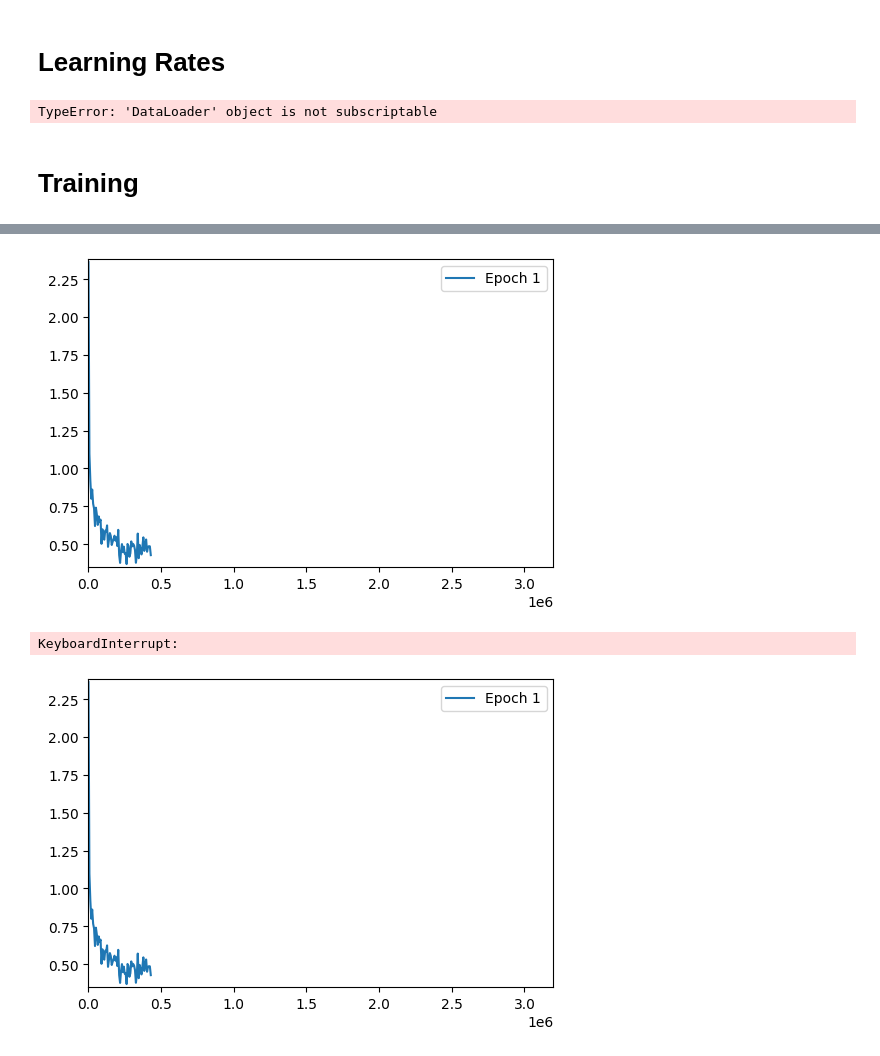
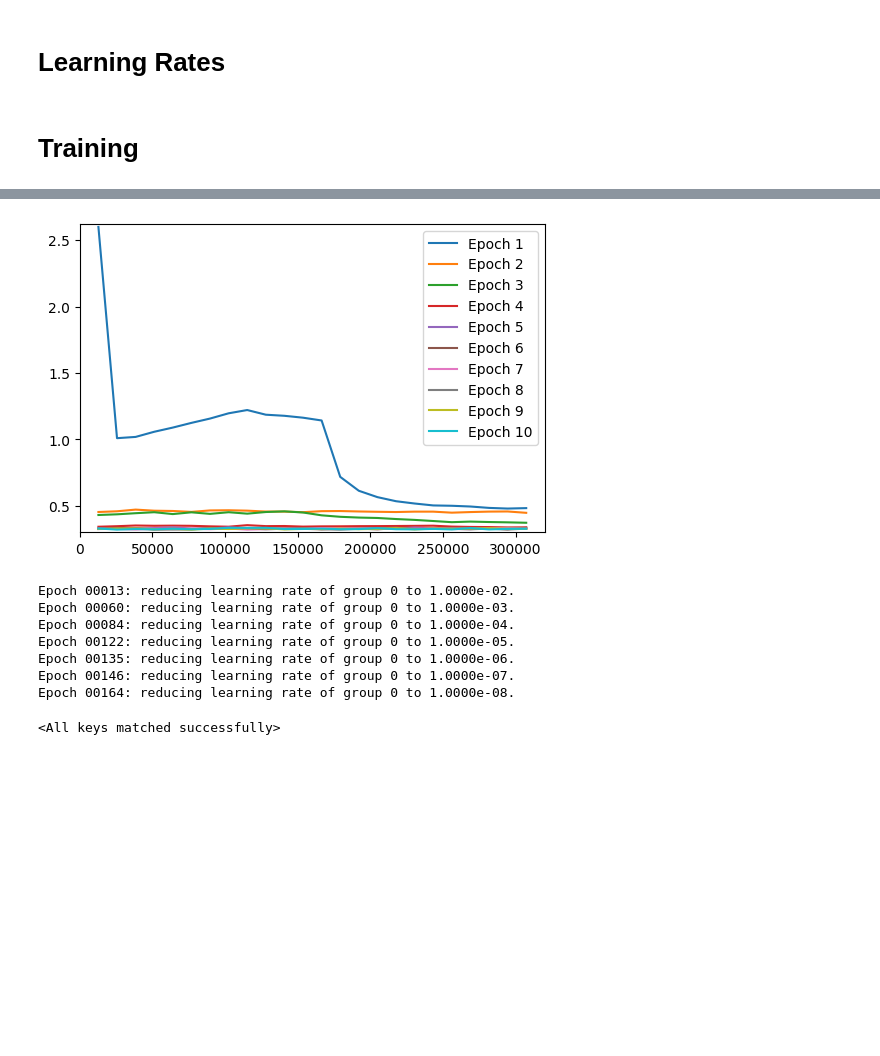
Before and after one commit to JonnySpruce/ml-sudoku-solver, a Jupyter notebook: sudoku-solver.ipynb, the cells around one changed output, grey strips where cells are left out. Cells and saved outputs as stored; diff of their text form; code cells hidden in the pictures; blank space fills up the shorter version.

Commit message:
wip learning rate discussion

```diff
--- a/sudoku-solver.ipynb
+++ b/sudoku-solver.ipynb
@@ -57,6 +57,9 @@ training_data, test_data = random_split(dataset, [0.8, 0.2], generator=generator
+# %%
+# we are also going to take a subset of the validation_data to run through a final check where we input the predictions one at a time
+_, test_data = random_split(validation_data, [0.9, 0.1], generator=generator)
 # %%
 batch_size = 64
 # %%
 train_dataloader = DataLoader(training_data, batch_size=batch_size, shuffle=True)
-test_dataloader = DataLoader(test_data, batch_size=batch_size, shuffle=True)
+validation_dataloader = DataLoader(validation_data, batch_size=batch_size, shuffle=True)
 # %%
@@ -435,7 +450,7 @@ class CNNCombiNormLarge(nn.Module):
         logits = logits.squeeze().unflatten(1, (81,9))
         return logits
 # %%
-class CNNCombiNormXL(nn.Module):
+class CNNCombiNormXL_v1(nn.Module):
     def __init__(self):
         super().__init__()
 
@@ -567,11 +638,9 @@ def lr_finder(training_data, model_class, loss_fn, initial_lr=1e-4, saved_weight
 # %%
-lr_finder(training_data, CNNCombiNormXL, loss_compare_all_numbers, initial_lr=1e-6)
+# lr_finder(training_data, CNNCombiNormXL_v1, loss_compare_all_numbers, initial_lr=1e-6)
-# %% [output]
-TypeError: 'DataLoader' object is not subscriptable
 # %% [markdown]
 # Training
 # %%
-def train_model(model, epochs=5, learning_rate=0.01, learning_rate_decay=0.8, loss_function=loss_replace_known_values, shuffle_after_first_epoch=False, training_data=training_data, test_data=test_data):
+def train_model(model, epochs=5, learning_rate=0.01, learning_rate_decay=0.8, loss_function=loss_replace_known_values, shuffle_after_first_epoch=False, training_data=training_data, validation_data=validation_data):
     graphs = [[] for _ in range(epochs)]
     train_dataloader = DataLoader(training_data, batch_size=batch_size, shuffle=not shuffle_after_first_epoch)
 
@@ -579,15 +648,16 @@ def train_model(model, epochs=5, learning_rate=0.01, learning_rate_decay=0.8, lo
     mb.names = [f"Epoch {i+1}" for i in range(epochs)]
     mb.main_bar.comment = "Epochs"
 
+    optimizer = torch.optim.AdamW(model.parameters(), lr=learning_rate)
+    scheduler = torch.optim.lr_scheduler.ReduceLROnPlateau(optimizer, mode="min", verbose=True, threshold=1e-3, patience=10)
+
     for t in mb:
         if shuffle_after_first_epoch and t == 2:
             train_dataloader =  DataLoader(training_data, batch_size=batch_size, shuffle=True)
-        optimizer = torch.optim.Adam(model.parameters(), lr=learning_rate, weight_decay=1e-5)
-        train_loop(train_dataloader, model, loss_function, optimizer, mb, t, graphs)
-        test_loop(test_dataloader, model, loss_function, mb, t)
-        learning_rate = learning_rate * learning_rate_decay
+        train_loop(train_dataloader, model, loss_function, optimizer, scheduler, mb, t, graphs)
+        test_loop(validation_dataloader, model, loss_function, mb, t)
 # %%
-model = CNNCombiNormXL().to("cuda")
-# model.load_state_dict(torch.load("./models/CNNCombiNorm.model"))
-train_model(model, learning_rate=1e-4, epochs=5, loss_function=loss_compare_all_numbers, shuffle_after_first_epoch=True)
+model = CNNCombiNormXL_v1().to("cuda")
+# model.load_state_dict(torch.load("./models/CNNCombiNormXL_v1.model"))
+train_model(model, learning_rate=0.1, epochs=10, loss_function=loss_compare_all_numbers, shuffle_after_first_epoch=False)
 # %% [output]
@@ -596,6 +674,11 @@ train_model(model, learning_rate=1e-4, epochs=5, loss_function=loss_compare_all_
-[figure, old version]
+[figure, new version]
-KeyboardInterrupt:
+Epoch 00013: reducing learning rate of group 0 to 1.0000e-02.
+Epoch 00060: reducing learning rate of group 0 to 1.0000e-03.
+Epoch 00084: reducing learning rate of group 0 to 1.0000e-04.
+Epoch 00122: reducing learning rate of group 0 to 1.0000e-05.
+Epoch 00135: reducing learning rate of group 0 to 1.0000e-06.
+Epoch 00146: reducing learning rate of group 0 to 1.0000e-07.
+Epoch 00164: reducing learning rate of group 0 to 1.0000e-08.
-[figure, removed]
 # %%
 torch.save(model.state_dict(), f"./models/{model.__class__.__name__}.model")
 # %%
@@ -678,5 +771,7 @@ def answer_loop(model, mb=None):
 # %%
-model = CNNCombiNormLarge().to("cuda")
-model.load_state_dict(torch.load("./models/CNNCombiNormLarge.model"))
+model = CNNCombiNormXL_v1().to("cuda")
+model.load_state_dict(torch.load("./models/CNNCombiNormXL_v1.model"))
+# %% [output]
+<All keys matched successfully>
 # %%
 answer_loop(model)
```
Also changed, not shown: parts of 9 cells of this notebook, 2 other files.
